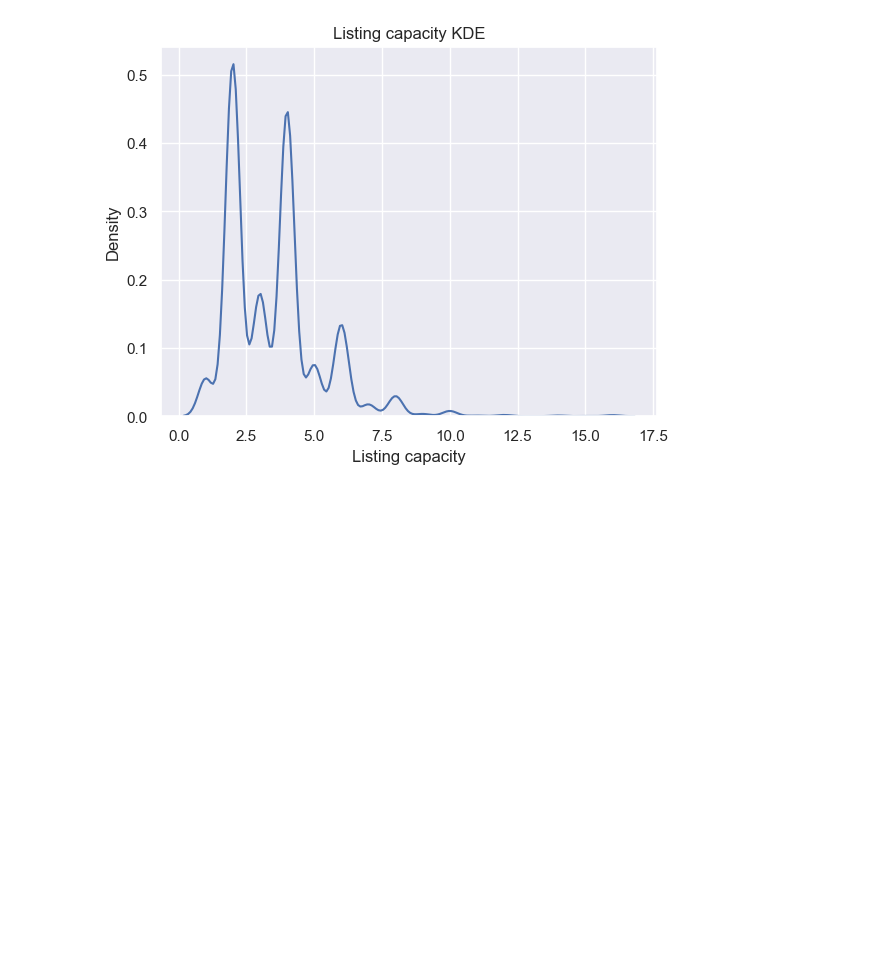
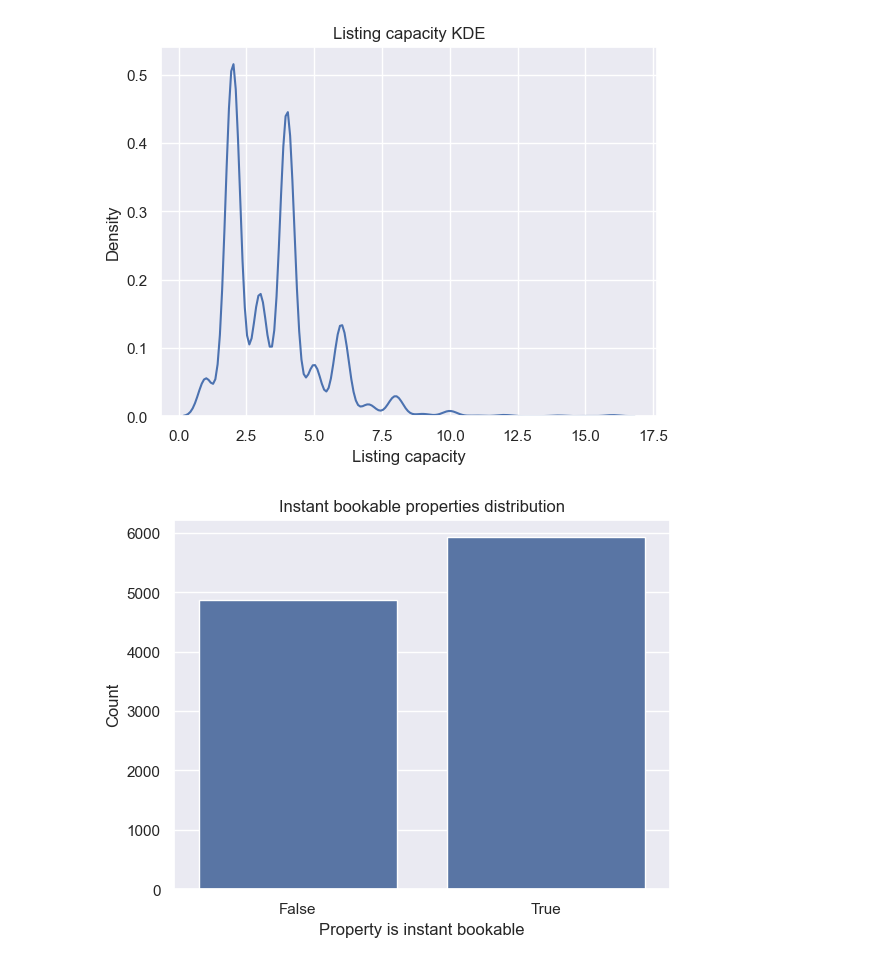
Before and after one commit to Beacon6/airbnb-vienna, a Jupyter notebook: vienna.ipynb, the cells around one changed output. Drawn from its saved outputs; the diff is of its cells as text; code cells hidden in the pictures; blank space fills up the shorter version.

Commit message:
Add 'instant bookable properties' distribution graph

```diff
--- a/vienna.ipynb
+++ b/vienna.ipynb
@@ -242,6 +242,8 @@ df.drop([
     'host_url',
     'host_thumbnail_url',
     'host_picture_url',
+    'host_location',
+    'bathrooms_text'
 ], axis=1, inplace=True)
 
 df.dropna(subset=['price'], inplace=True)
@@ -349,3 +351,15 @@ plt.title('Listing capacity KDE')
 plt.show()
 # %% [output]
 [figure]
+# %%
+instant_booking = df['instant_bookable'].value_counts()
+instant_booking = instant_booking.reset_index()
+instant_booking.columns = ['instant_booking', 'count']
+
+sns.barplot(instant_booking, x='instant_booking', y='count')
+plt.xlabel('Property is instant bookable')
+plt.ylabel('Count')
+plt.title('Instant bookable properties distribution')
+plt.show()
+# %% [output]
+[figure, added]
```
Also changed, not shown: parts of 2 cells of this notebook.
